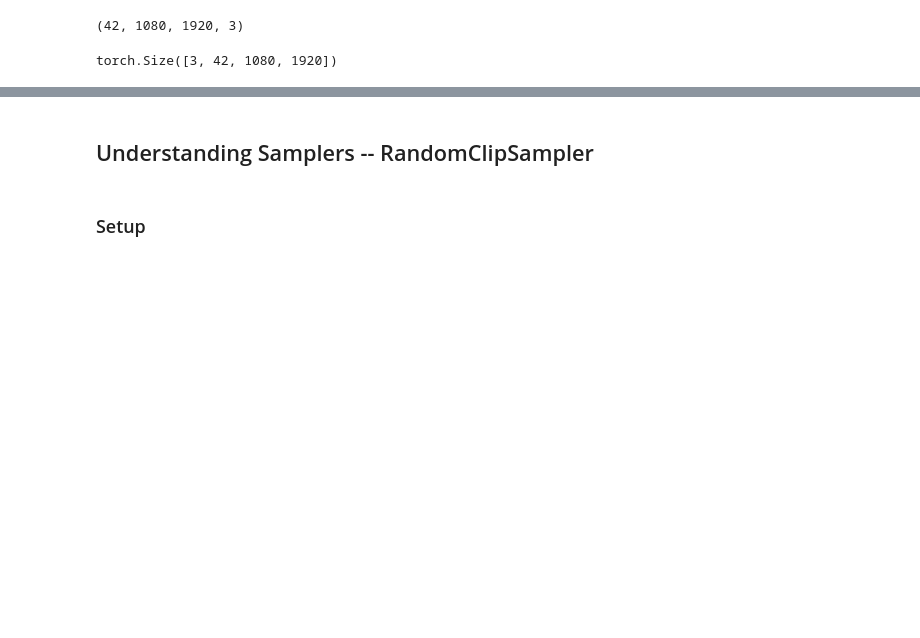
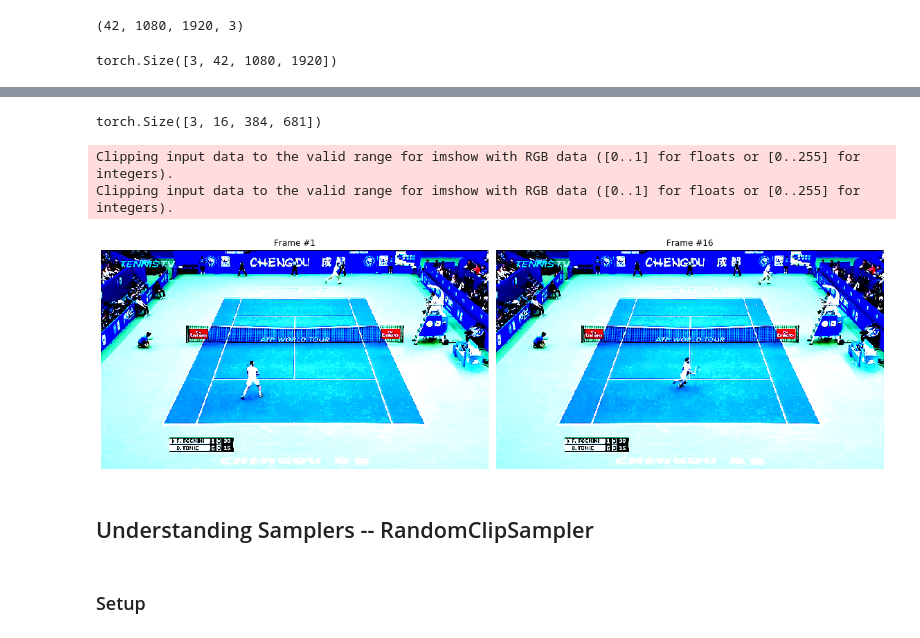
Before and after one commit to rsomani95/video-classification, a Jupyter notebook: notebooks/understanding-the-pieces.ipynb, the cells around one changed output, grey strips where cells are left out. Saved outputs shown, nothing was run; the diff lists cells and outputs as text; code cells hidden in the pictures; blank space fills up the shorter version.

```diff
--- a/notebooks/understanding-the-pieces.ipynb
+++ b/notebooks/understanding-the-pieces.ipynb
@@ -681,0 +701,21 @@ Clipping input data to the valid range for imshow with RGB data ([0..1] for floa
+# %%
+def apply_tfms_albu(vid, tfms_albu):
+    """
+    Parameters
+    ----------
+        vid : torch.Tensor
+    """
+    seed    = random.randint(0,99999)
+    vid     = vid.permute(1,2,3,0) # added line of code
+    aug_vid = []
+    for x in vid:
+        random.seed(seed)
+        aug_vid.append((tfms_albu(image = np.asarray(x)))['image'])
+    return torch.from_numpy(np.stack(aug_vid)).permute(3,0,1,2)
+# %%
+tfms_torch = torchvision.transforms.Compose([
+    ToFloatTensorInZeroOne(),
+    Resize((128*3, 227*3)),
+    Normalize(mean=[0.43216, 0.394666, 0.37645],
+              std=[0.22803, 0.22145, 0.216989])
+])
@@ -681,0 +830,7 @@ Clipping input data to the valid range for imshow with RGB data ([0..1] for floa
+# %%
+data = VideoDataset('/home/rahul/Desktop/tennis-dataset-1-minimal/train/',
+                    step_between_clips = 3,
+                    frames_per_clip    = 16,
+                    frame_rate = None,
+                    tfms_torch = tfms_torch,
+                    tfms_albu  = get_tfms_albu())
@@ -682,3 +857,13 @@ Clipping input data to the valid range for imshow with RGB data ([0..1] for floa
+# %%
+data[43][0].shape
+# %% [output]
+torch.Size([3, 16, 384, 681])
+# %%
+plot_adjacent(data[43][0].permute(1,2,3,0), figsize=(16,10), i2=15)
+# %% [output]
+Clipping input data to the valid range for imshow with RGB data ([0..1] for floats or [0..255] for integers).
+Clipping input data to the valid range for imshow with RGB data ([0..1] for floats or [0..255] for integers).
+[figure, added]
 # %% [markdown]
 ## Understanding Samplers -- RandomClipSampler
 # %% [markdown]
```
Also changed, not shown: parts of 36 cells of this notebook.
